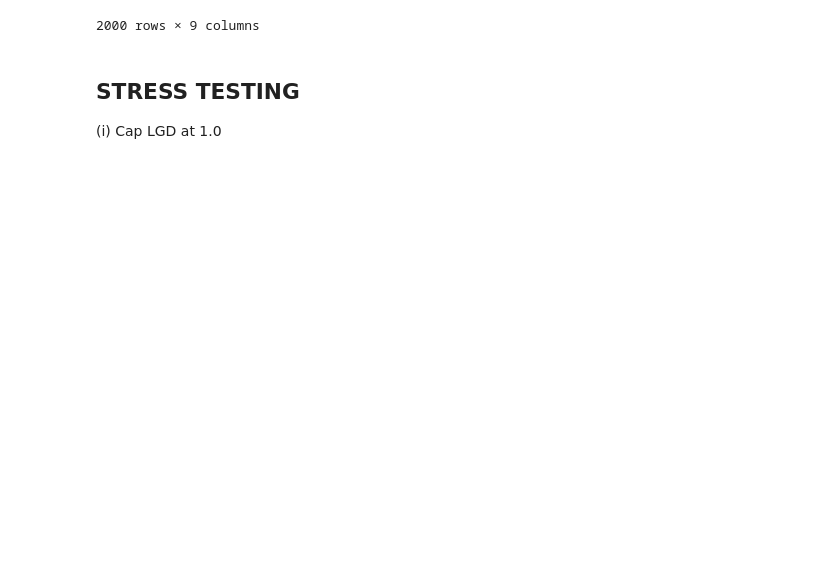
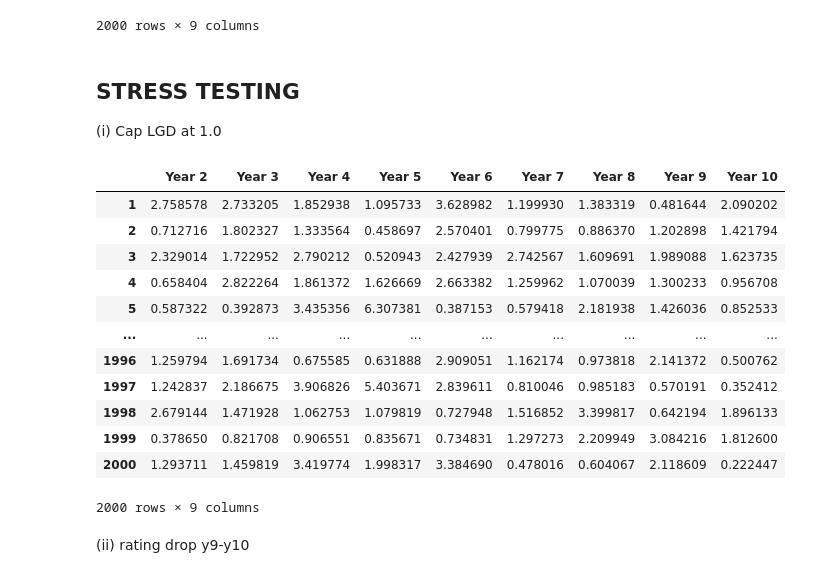
Before and after one commit to adityapentyala/fram-assignment, a Jupyter notebook: expected_loss.ipynb, the cells around one changed output. Saved outputs shown, nothing was run; the diff lists cells and outputs as text; code cells hidden in the pictures; blank space fills up the shorter version.

```diff
--- a/expected_loss.ipynb
+++ b/expected_loss.ipynb
@@ -109,14 +109,43 @@ expected_loss_df.to_excel("outputs/expected_loss_year_2_to_10.xlsx", index_label
 ## STRESS TESTING
 (i) Cap LGD at 1.0
 # %%
-lgd = 1
+stress_test_lgd = [1.36, 1.33, 1.26, 1.49, 1.24, 1.26, 1.41, 1.28, 1.23, 1.21]
 
 stress_test_expected_loss_df = pd.DataFrame()
+amt_df_stress = amt_df.copy()
+
+new_lost_amt_df = pd.DataFrame()
+
+for year in range(2, 11):
+    new_lost_amt_df[f'Year {year}'] = amt_df[f'Year {year}'] * lgd_df[f'Year {year}'] + stress_test_lgd[year-1]
+
+for year in range(2, 11):
+    for borrower in borrowers.index:
+        if new_lost_amt_df.loc[borrower, f'Year {year}'] > amt_df.loc[borrower, f'Year {year}']:
+            new_lost_amt_df.loc[borrower, f'Year {year}'] = amt_df.loc[borrower, f'Year {year}']
+        else:
+            continue
 
 for year in range(2, 11):
     stress_test_expected_loss_df[f'Year {year}'] = (prob_default_df[f'Year {year}'] *
-                                        lgd *
                                         ead_df[f'Year {year}'] *
-                                        amt_df[f'Year {year}'])
+                                        new_lost_amt_df[f'Year {year}'])
+stress_test_expected_loss_df
+# %% [output]
+|  | Year 2 | Year 3 | Year 4 | Year 5 | Year 6 | Year 7 | Year 8 | Year 9 | Year 10 |
+| 1 | 2.758578 | 2.733205 | 1.852938 | 1.095733 | 3.628982 | 1.199930 | 1.383319 | 0.481644 | 2.090202 |
+| 2 | 0.712716 | 1.802327 | 1.333564 | 0.458697 | 2.570401 | 0.799775 | 0.886370 | 1.202898 | 1.421794 |
+| 3 | 2.329014 | 1.722952 | 2.790212 | 0.520943 | 2.427939 | 2.742567 | 1.609691 | 1.989088 | 1.623735 |
+| 4 | 0.658404 | 2.822264 | 1.861372 | 1.626669 | 2.663382 | 1.259962 | 1.070039 | 1.300233 | 0.956708 |
+| 5 | 0.587322 | 0.392873 | 3.435356 | 6.307381 | 0.387153 | 0.579418 | 2.181938 | 1.426036 | 0.852533 |
+| ... | ... | ... | ... | ... | ... | ... | ... | ... | ... |
+| 1996 | 1.259794 | 1.691734 | 0.675585 | 0.631888 | 2.909051 | 1.162174 | 0.973818 | 2.141372 | 0.500762 |
+| 1997 | 1.242837 | 2.186675 | 3.906826 | 5.403671 | 2.839611 | 0.810046 | 0.985183 | 0.570191 | 0.352412 |
+| 1998 | 2.679144 | 1.471928 | 1.062753 | 1.079819 | 0.727948 | 1.516852 | 3.399817 | 0.642194 | 1.896133 |
+| 1999 | 0.378650 | 0.821708 | 0.906551 | 0.835671 | 0.734831 | 1.297273 | 2.209949 | 3.084216 | 1.812600 |
+| 2000 | 1.293711 | 1.459819 | 3.419774 | 1.998317 | 3.384690 | 0.478016 | 0.604067 | 2.118609 | 0.222447 |
+2000 rows × 9 columns
 # %%
 stress_test_expected_loss_df.to_excel("outputs/stress_test_expected_loss_year_2_to_10.xlsx", index_label="Rating")
+# %% [markdown]
+(ii) rating drop y9-y10
```
Also changed, not shown: parts of 9 cells of this notebook, 4 other files.
